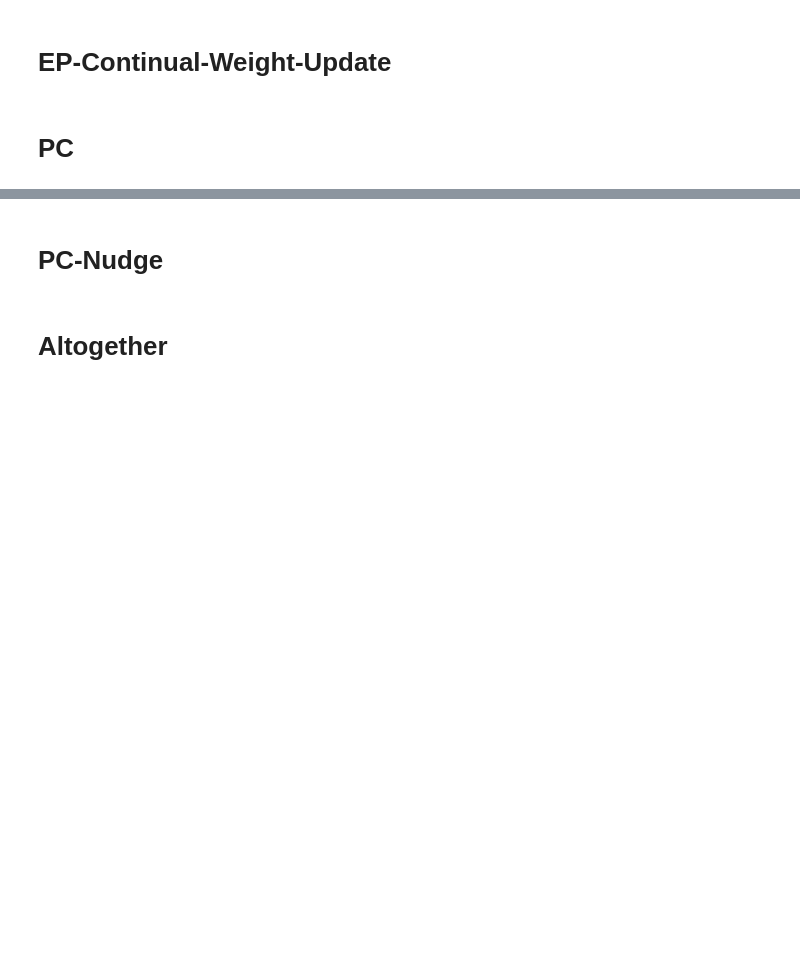
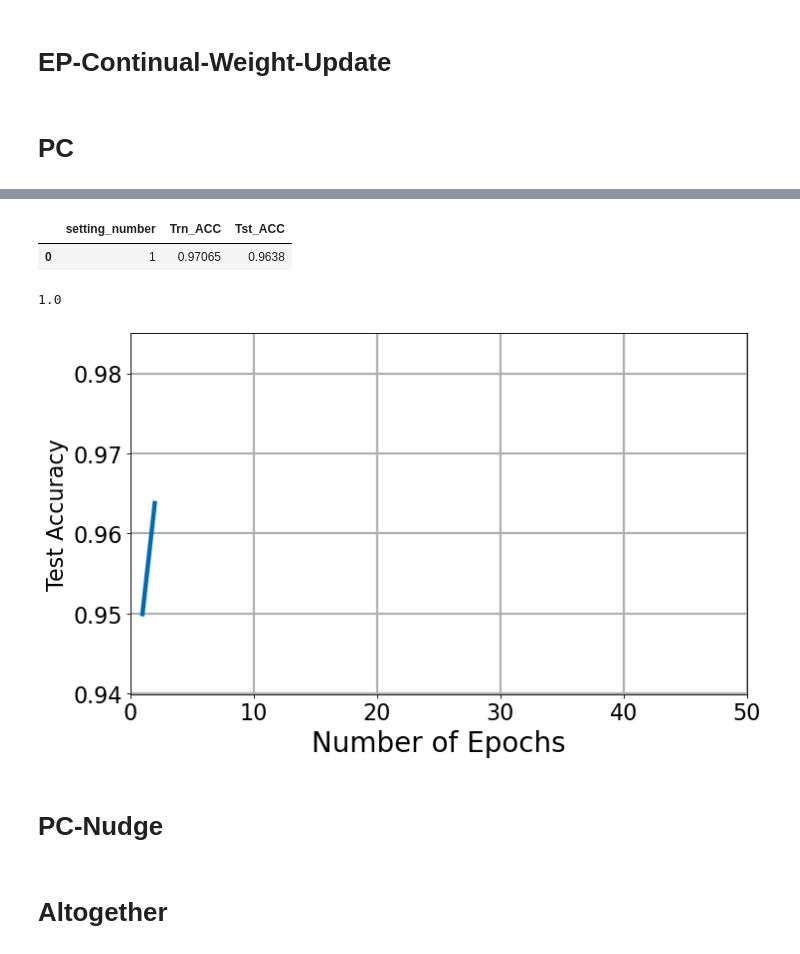
Before and after one commit to BariscanBozkurt/Supervised-CorInfoMax, a Jupyter notebook: Simulations/Classification/AnalyzeSimulations/Plot_MNIST_Results.ipynb, the cells around one changed output, grey strips where cells are left out. Cells and saved outputs as stored; diff of their text form; code cells hidden in the pictures; blank space fills up the shorter version.

Commit message:
pc simulation added

```diff
--- a/Simulations/Classification/AnalyzeSimulations/Plot_MNIST_Results.ipynb
+++ b/Simulations/Classification/AnalyzeSimulations/Plot_MNIST_Results.ipynb
@@ -113,3 +116,6 @@ ApplyFont(plt.gca())
 # EP-Continual-Weight-Update
 # %% [markdown]
 # PC
+# %%
+df_results = pd.read_pickle(r"../Results/simulation_results_PC_MNIST.pkl")
+df_results.columns
@@ -115,0 +126,4 @@ ApplyFont(plt.gca())
+# %%
+df_results['Trn_ACC'] = df_results.apply(lambda row: row['Trn_ACC_list'][-1], axis = 1)
+df_results['Tst_ACC'] = df_results.apply(lambda row: row['Tst_ACC_list'][-1], axis = 1)
+df_results
@@ -116,3 +134,36 @@ ApplyFont(plt.gca())
+# %%
+df_setting = df_results[['setting_number', 'Trn_ACC', 'Tst_ACC']].groupby('setting_number').mean().reset_index()
+df_setting
+# %% [output]
+|  | setting_number | Trn_ACC | Tst_ACC |
+| 0 | 1 | 0.97065 | 0.9638 |
+# %%
+best_setting = df_setting.iloc[df_setting['Trn_ACC'].argmin()]['setting_number']
+best_setting
+# %% [output]
+1.0
+# %%
+data = np.stack(df_results.loc[df_results["setting_number"] == best_setting]['Tst_ACC_list'].apply(lambda row: np.array(row)).to_numpy(), axis = 0)
+
+# compute the mean, 25/75 percentiles, and standard deviation
+mean_, perc_25, perc_75, std_data = perc(data)
+
+x = np.arange(1, mean_.shape[0]+1)
+fh2=plt.figure(figsize=(10, 6), dpi=80)
+plt.plot(x, mean_, linewidth=4, color='#006BB2')
+plt.fill_between(x, perc_25, perc_75, alpha=0.25, linewidth=0, color='#006BB2')
+
+
+gh=plt.grid(linewidth=2)
+plt.xticks(fontsize=20)
+plt.yticks(fontsize=20)
+plt.ylabel('Test Accuracy',fontsize=25)
+plt.xlabel(r"Number of Epochs",fontsize=25)
+plt.title("")
+plt.axis([0.0,50,mean_[0] - 0.01,0.985])
+ApplyFont(plt.gca())
+# %% [output]
+[figure, added]
 # %% [markdown]
 # PC-Nudge
 # %% [markdown]
```
Also changed, not shown: parts of 8 cells of this notebook, 3 other files.
